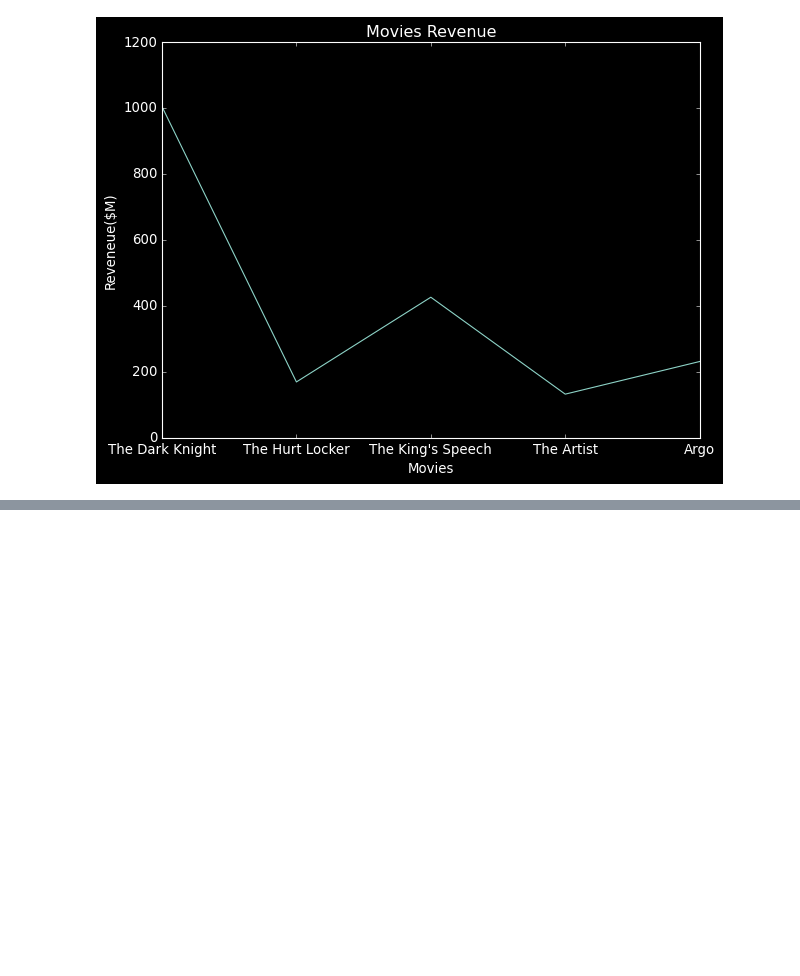
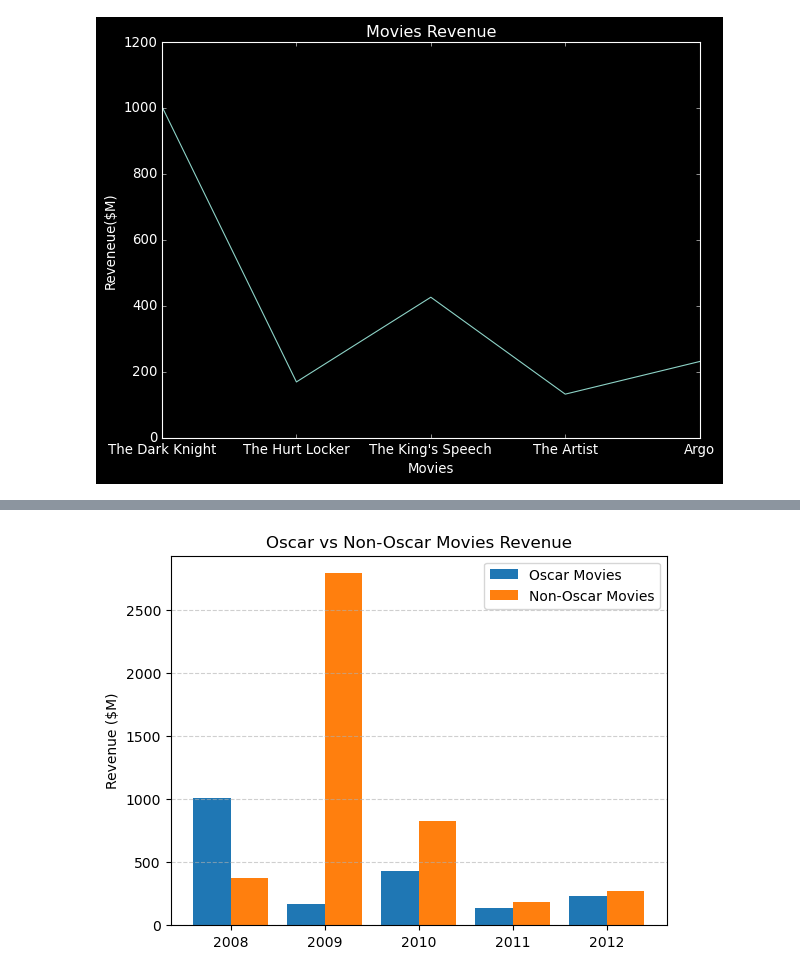
Before and after one commit to abhi170212/prime-batch-apnacollege, a Jupyter notebook: data_visualization/part_1/matplotlib.ipynb, the cells around one changed output, grey strips where cells are left out. Cells and saved outputs as stored; diff of their text form; code cells hidden in the pictures; blank space fills up the shorter version.

```diff
--- a/data_visualization/part_1/matplotlib.ipynb
+++ b/data_visualization/part_1/matplotlib.ipynb
@@ -89,0 +113,27 @@ plt.tight_layout();
+# %%
+#Grouped Bar Charts
+import numpy as np;
+non_oscar_movies=["slumdog millionair","Avatar","Inception","Hugo","Lincoln"];
+non_oscar_revenue=[378,2788,829,185,275]; # in $M
+
+oscar_movies = [
+"The Dark Knight",
+"The Hurt Locker",
+"The King's Speech",
+"The Artist",
+"Argo"
+]
+oscar_revenue = [1005,170,427,133,232];
+
+years = [2008,2009,2010,2011,2012];
+years = np.array(years);
+width=0.4;
+
+plt.bar(years - width/2,oscar_revenue,width);
+plt.bar(years + width/2,non_oscar_revenue,width)
+plt.title("Oscar vs Non-Oscar Movies Revenue");
+plt.ylabel("Revenue ($M)");
+plt.legend(["Oscar Movies", "Non-Oscar Movies"])
+plt.grid(axis="y", linestyle="--", alpha=0.6)
+# %% [output]
+[figure, added]
```
Also changed, not shown: parts of 5 cells of this notebook, 2 other files.
